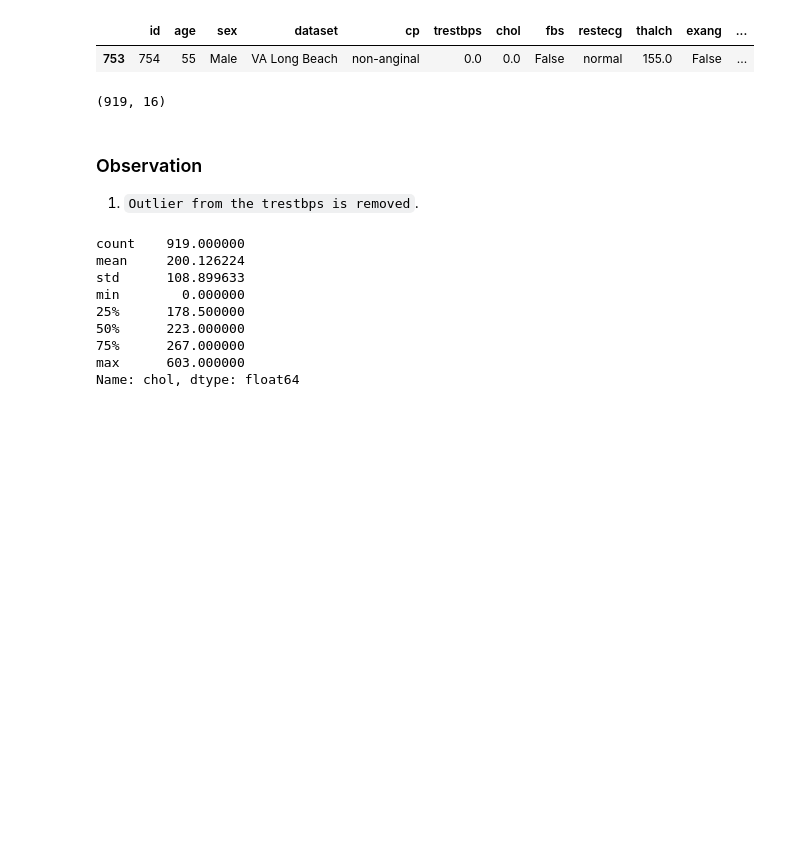
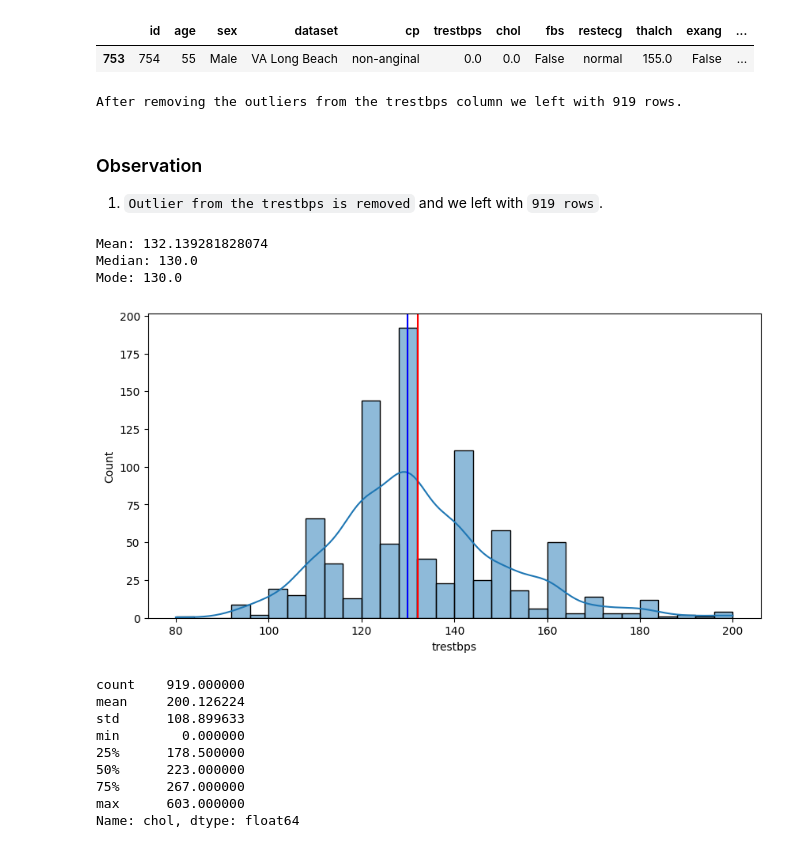
Before and after one commit to HaiderQadri/PYTHON-For-Data-Science_and_AI, a Jupyter notebook: 00_projects/02_heart_disease_prediction/heart_disease_eda_and_prediction.ipynb, the cells around one changed output. Saved outputs shown, nothing was run; the diff lists cells and outputs as text; code cells hidden in the pictures; blank space fills up the shorter version.

```diff
--- a/00_projects/02_heart_disease_prediction/heart_disease_eda_and_prediction.ipynb
+++ b/00_projects/02_heart_disease_prediction/heart_disease_eda_and_prediction.ipynb
@@ -731,8 +731,10 @@ df.drop(df[df['trestbps'] == 0].index, inplace = True)
 # %%
 # Now, let'c check the shape of dataset
 df.shape
+
+print(f"After removing the outliers from the trestbps column we left with {df.shape[0]} rows.")
 # %% [output]
-(919, 16)
+After removing the outliers from the trestbps column we left with 919 rows.
 # %% [markdown]
 ### Observation
-1. `Outlier from the trestbps is removed`.
+1. `Outlier from the trestbps is removed` and we left with `919 rows`.
@@ -743,3 +741,21 @@ fig.show()
+# %%
+# Let's see the distribution of trestbps
+plt.figure(figsize=(10, 5))
+
+sns.histplot(df, x = df['trestbps'], kde = True)
+plt.axvline(df['trestbps'].mean(), color='red')
+plt.axvline(df['trestbps'].median(), color='green')
+plt.axvline(df['trestbps'].mode()[0], color='blue')
+
+# print the value of mean, median and mode of age column
+print('Mean:', df['trestbps'].mean())
+print('Median:', df['trestbps'].median())
+print('Mode:', df['trestbps'].mode()[0])
+# %% [output]
+Mean: 132.139281828074
+Median: 130.0
+Mode: 130.0
+[figure, added]
 # %%
 # Make a plot of trestbps column using plotly and coloring this by dataset column
 fig = px.histogram(data_frame=df, x='trestbps', color='dataset')
```
Also changed, not shown: parts of 14 cells of this notebook, 3 other files.
